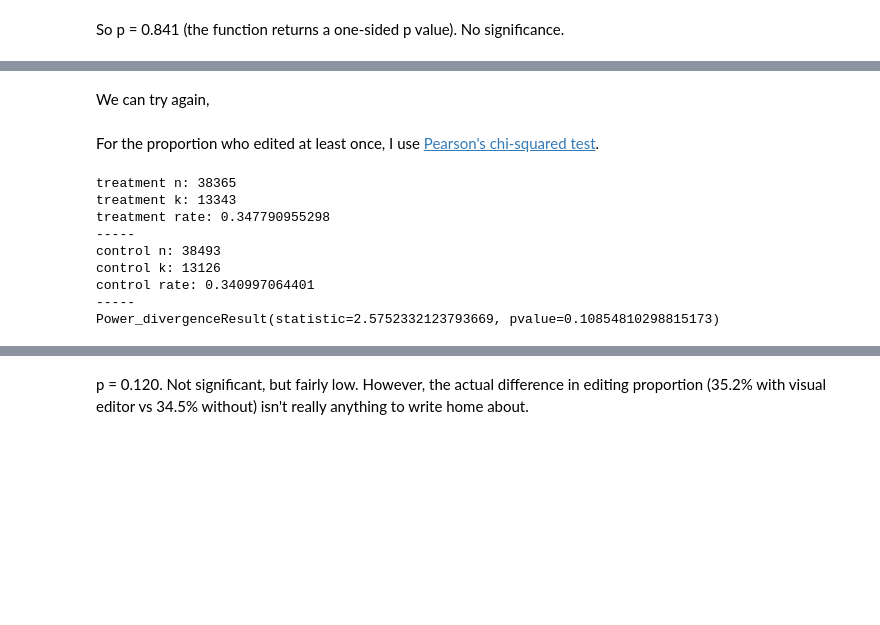
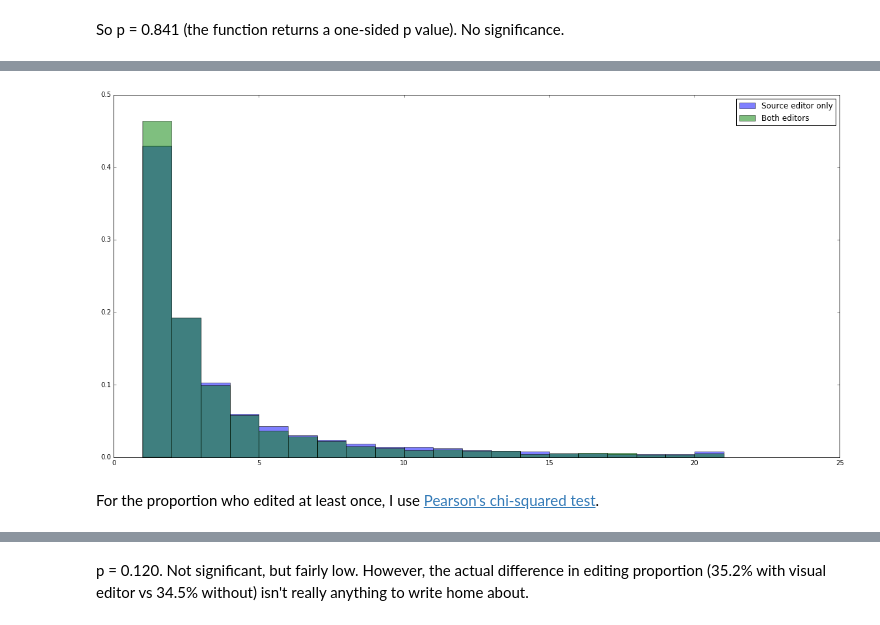
Before and after one commit to neilpquinn/2015-11-VE-experiment-follow-up, a Jupyter notebook: VE experiment follow-up.ipynb, the cells around one changed output, grey strips where cells are left out. Cells and saved outputs as stored; diff of their text form; code cells hidden in the pictures; blank space fills up the shorter version.

```diff
--- a/VE experiment follow-up.ipynb
+++ b/VE experiment follow-up.ipynb
@@ -285,3 +275,5 @@ users.tail()
+# %%
+editors = users[users["revs"] > 0]
 # %% [markdown]
 # Utility methods
 # %%
@@ -339,19 +344,10 @@ plt.show()
-# %% [markdown]
-We can try again,
+# %%
+fig, axarr = plt.subplots( 1, 1, figsize=(20,10) )
+plt.hist(editors.control["revs"], alpha = 0.5, range = (1, 21), normed = 1, bins = 20, label = "Source editor only")
+plt.hist(editors.treatment["revs"], alpha = 0.5, range = (1, 21), normed = 1, bins = 20, label = "Both editors")
+plt.legend(loc="upper right")
+plt.show()
+# %% [output]
+[figure, added]
 # %% [markdown]
 For the proportion who edited at least once, I use [Pearson's chi-squared test](https://en.wikipedia.org/wiki/Pearson's_chi-squared_test).
-# %%
-treatment_editors = treatment_by_revs[ treatment_by_revs >= 1 ].count()
-control_editors = control_by_revs[ control_by_revs >= 1 ].count()
-
-verbose_chisquared( "treatment", n_treatment, treatment_editors, "control", n_control, control_editors )
-# %% [output]
-treatment n: 38365
-treatment k: 13343
-treatment rate: 0.347790955298
------
-control n: 38493
-control k: 13126
-control rate: 0.340997064401
------
-Power_divergenceResult(statistic=2.5752332123793669, pvalue=0.10854810298815173)
```
Also changed, not shown: parts of 58 cells of this notebook.
